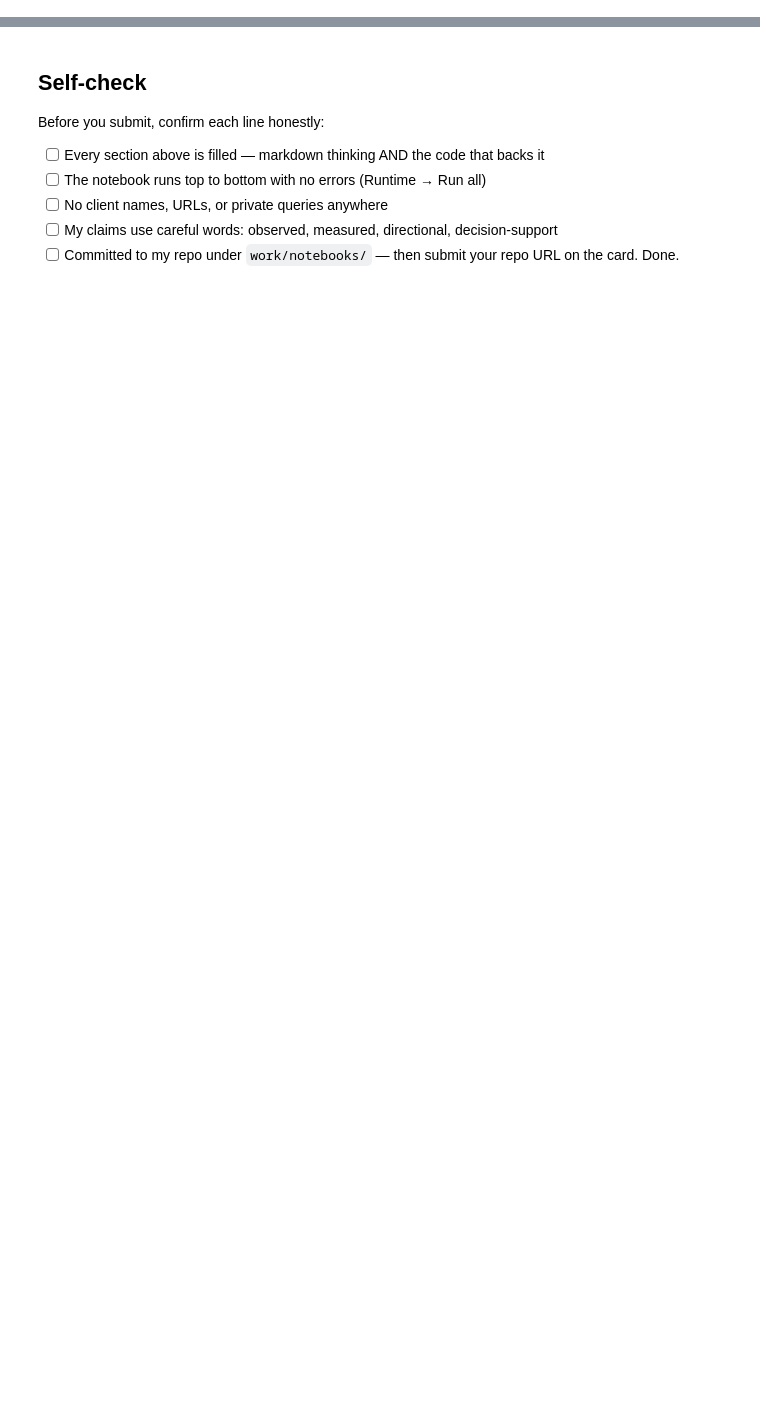
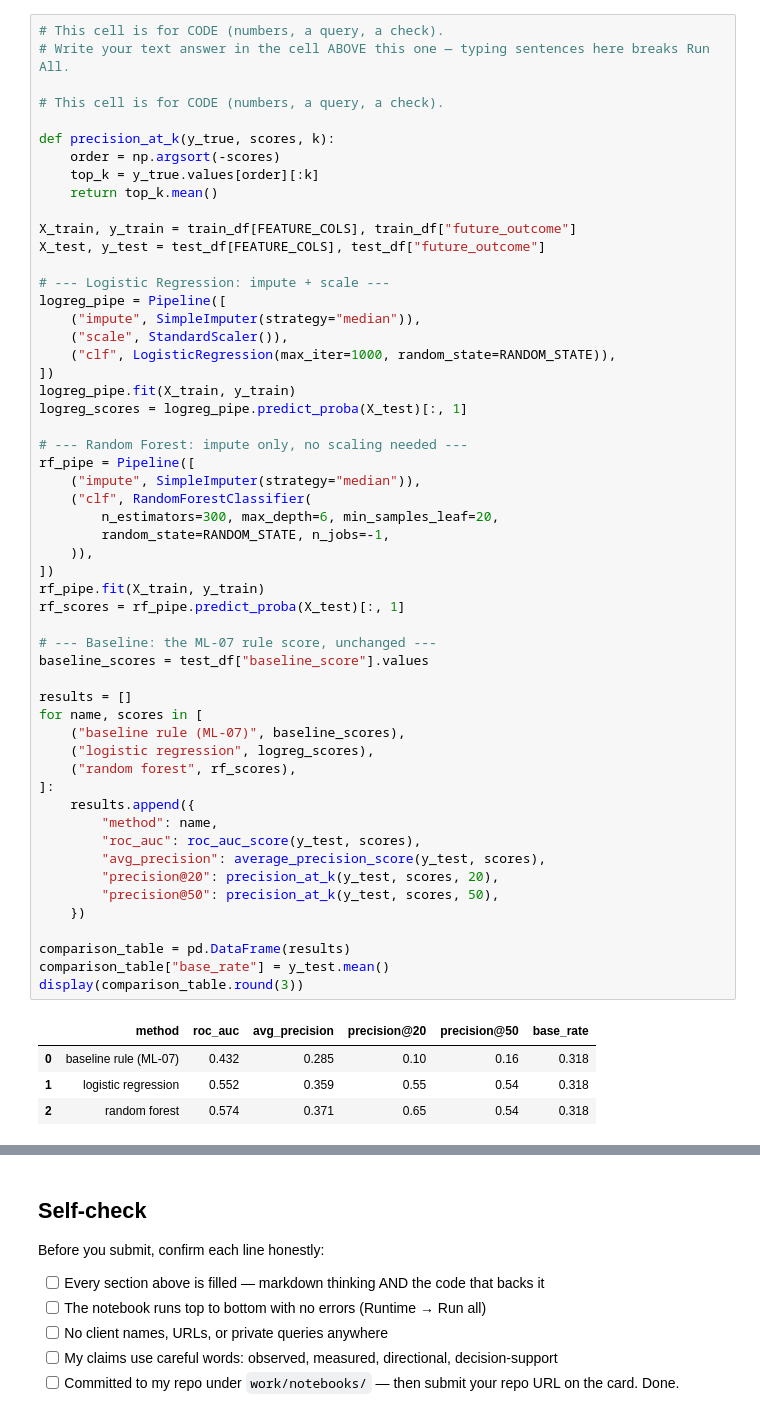
Before and after one commit to krithi-ks/flyrankAI-ML, a Jupyter notebook: work/notebooks/w05_model.ipynb, the cells around one changed output, grey strips where cells are left out. Cells and saved outputs as stored; diff of their text form; blank space fills up the shorter version.

```diff
--- a/work/notebooks/w05_model.ipynb
+++ b/work/notebooks/w05_model.ipynb
@@ -30,3 +211,62 @@ This skeleton is yours to fill. Work the sections **in order** — each one has
+# %%
+# This cell is for CODE (numbers, a query, a check).
+# Write your text answer in the cell ABOVE this one — typing sentences here breaks Run All.
+
+# This cell is for CODE (numbers, a query, a check).
+
+def precision_at_k(y_true, scores, k):
+    order = np.argsort(-scores)
+    top_k = y_true.values[order][:k]
+    return top_k.mean()
+
+X_train, y_train = train_df[FEATURE_COLS], train_df["future_outcome"]
+X_test, y_test = test_df[FEATURE_COLS], test_df["future_outcome"]
+
+# --- Logistic Regression: impute + scale ---
+logreg_pipe = Pipeline([
+    ("impute", SimpleImputer(strategy="median")),
+    ("scale", StandardScaler()),
+    ("clf", LogisticRegression(max_iter=1000, random_state=RANDOM_STATE)),
+])
+logreg_pipe.fit(X_train, y_train)
+logreg_scores = logreg_pipe.predict_proba(X_test)[:, 1]
+
+# --- Random Forest: impute only, no scaling needed ---
+rf_pipe = Pipeline([
+    ("impute", SimpleImputer(strategy="median")),
+    ("clf", RandomForestClassifier(
+        n_estimators=300, max_depth=6, min_samples_leaf=20,
+        random_state=RANDOM_STATE, n_jobs=-1,
+    )),
+])
+rf_pipe.fit(X_train, y_train)
+rf_scores = rf_pipe.predict_proba(X_test)[:, 1]
+
+# --- Baseline: the ML-07 rule score, unchanged ---
+baseline_scores = test_df["baseline_score"].values
+
+results = []
+for name, scores in [
+    ("baseline rule (ML-07)", baseline_scores),
+    ("logistic regression", logreg_scores),
+    ("random forest", rf_scores),
+]:
+    results.append({
+        "method": name,
+        "roc_auc": roc_auc_score(y_test, scores),
+        "avg_precision": average_precision_score(y_test, scores),
+        "precision@20": precision_at_k(y_test, scores, 20),
+        "precision@50": precision_at_k(y_test, scores, 50),
+    })
+
+comparison_table = pd.DataFrame(results)
+comparison_table["base_rate"] = y_test.mean()
+display(comparison_table.round(3))
+# %% [output]
+|  | method | roc_auc | avg_precision | precision@20 | precision@50 | base_rate |
+| 0 | baseline rule (ML-07) | 0.432 | 0.285 | 0.10 | 0.16 | 0.318 |
+| 1 | logistic regression | 0.552 | 0.359 | 0.55 | 0.54 | 0.318 |
+| 2 | random forest | 0.574 | 0.371 | 0.65 | 0.54 | 0.318 |
 # %% [markdown]
 ## 4. Errors and interpretation
 
```
Also changed, not shown: parts of 15 cells of this notebook.
